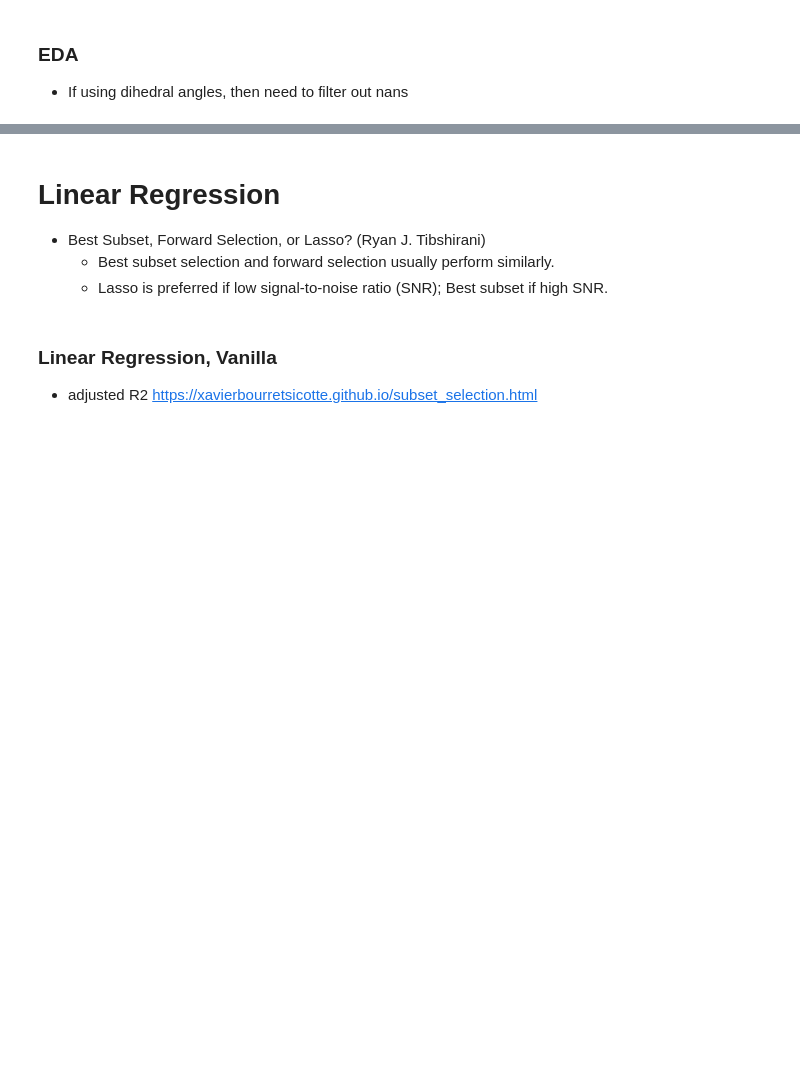
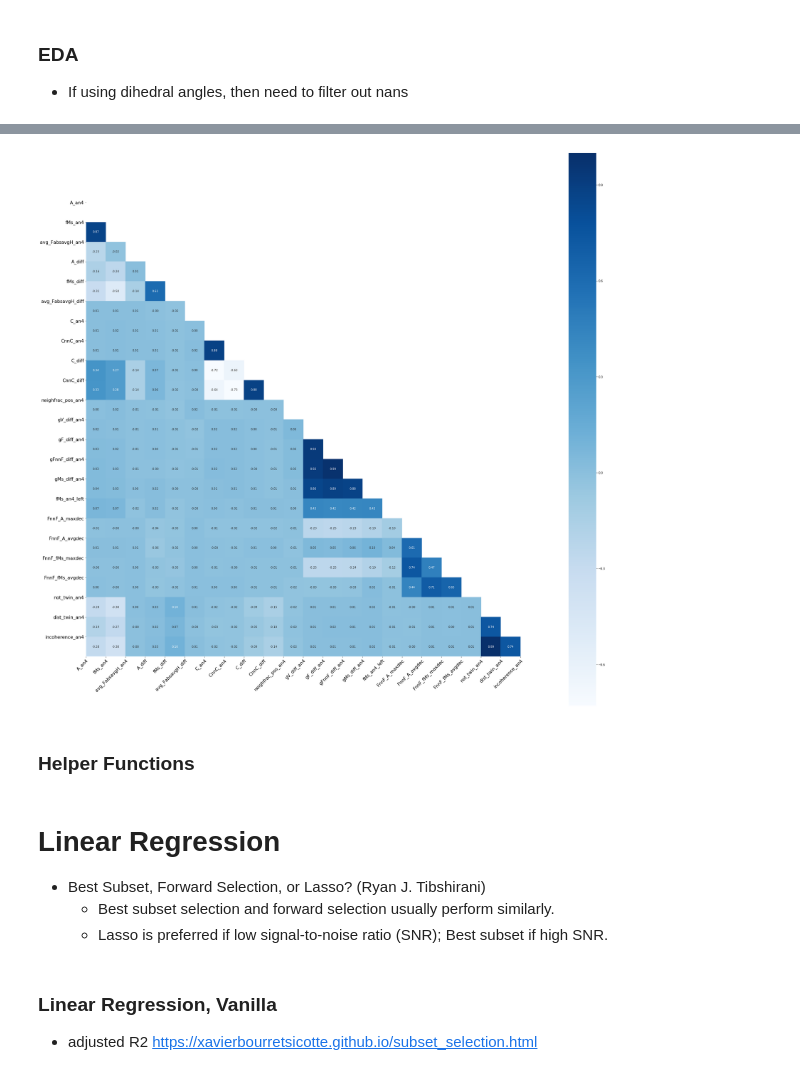
Before and after one commit to xiaotingz/Matlab, a Jupyter notebook: Grain Tracking/RegressionModels.ipynb, the cells around one changed output, grey strips where cells are left out. Cells and saved outputs as stored; diff of their text form; code cells hidden in the pictures; blank space fills up the shorter version.

```diff
--- a/Grain Tracking/RegressionModels.ipynb
+++ b/Grain Tracking/RegressionModels.ipynb
@@ -220,0 +38,16 @@ memory usage: 650.9 KB
+# %%
+# geo_topo.info()
+# energy_grad.info()
+# other.info()
+
+# data = pd.concat([geo_topo.iloc[:,[0,1,2,5,6,7]], energy_grad, other.iloc[:,:-1]], axis=1)
+# data = data.dropna()
+# data = data[other['mask_inner'].astype(bool)]
+data = pd.concat([geo_topo.iloc[:,[0,1,2,5,6,7]], geo_topo.iloc[:,[3,4,8,9]], energy_grad, other], axis=1)
+data = data.dropna()
+data.info()
+# fname = 'inner_A_DA'
+
+# data_normed =  data / data.max(axis=0) * 10
+# plot_correlation_matrix(data_normed, 'corr')
+# data.head(5)
@@ -220,0 +72,6 @@ memory usage: 650.9 KB
+# %%
+plot_correlation_matrix(data, title='190626_conf_mat')
+# %% [output]
+[figure, added]
+# %% [markdown]
+### Helper Functions
```
Also changed, not shown: parts of 16 cells of this notebook, 24 other files.
